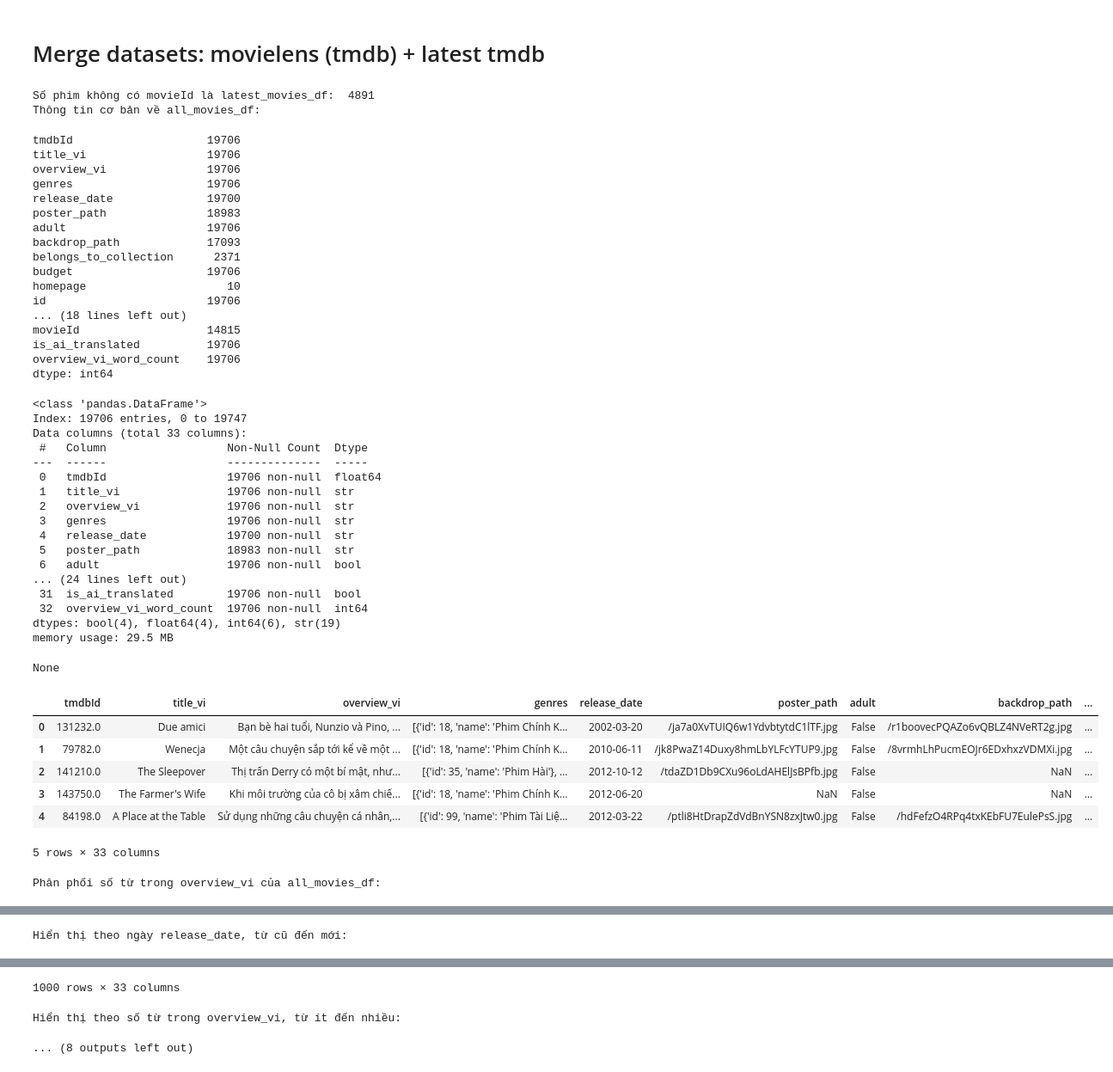
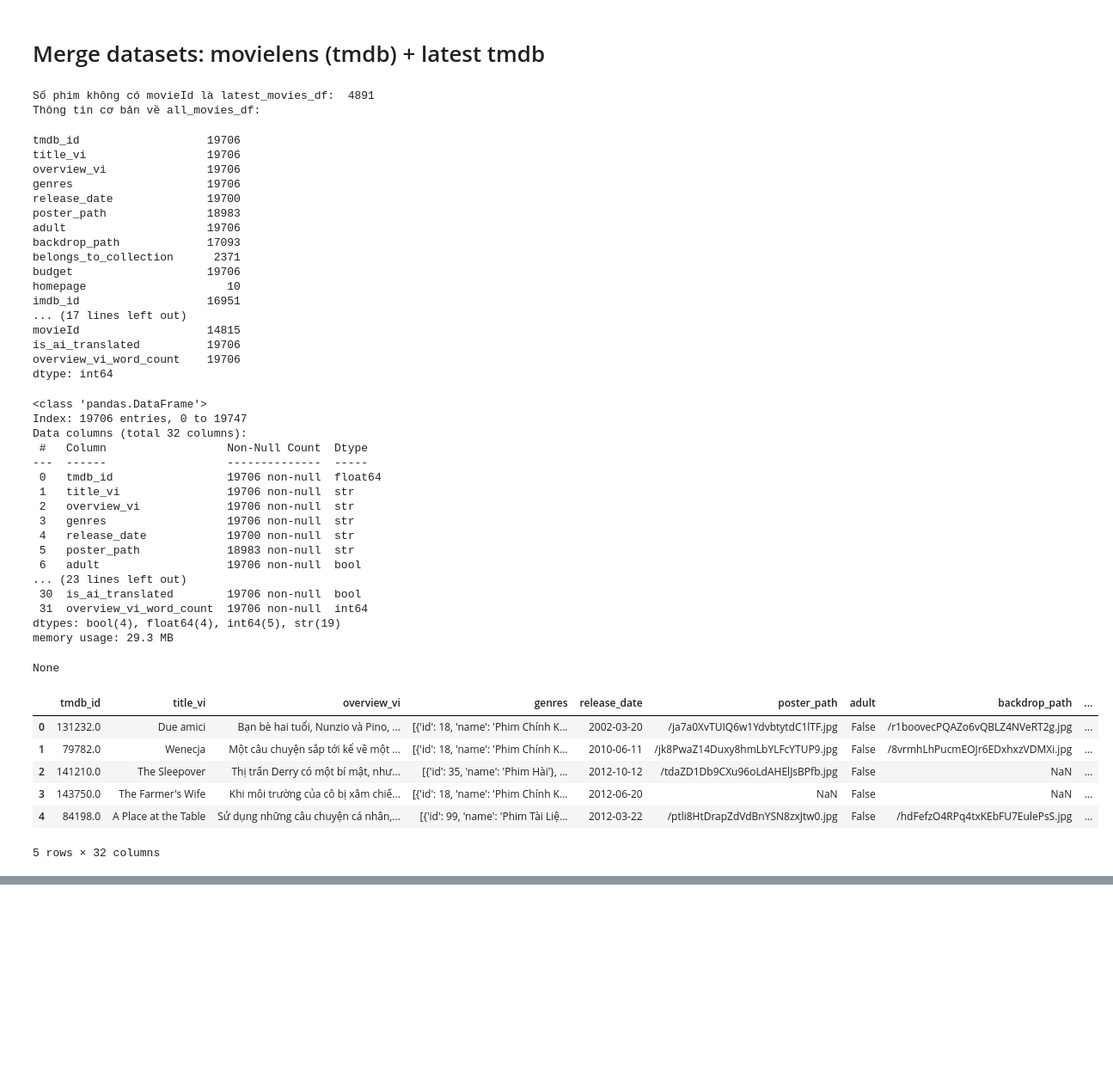
Before and after one commit to tmthuyen/movie-recommendation-system_be, a Jupyter notebook: ai-service/notebooks/02_EDA.ipynb, the cells around one changed output, grey strips where cells are left out. Shown at 86% size. Cells and saved outputs as stored; diff of their text form; code cells hidden in the pictures; blank space fills up the shorter version.

```diff
--- a/ai-service/notebooks/02_EDA.ipynb
+++ b/ai-service/notebooks/02_EDA.ipynb
@@ -365,6 +365,20 @@ all_movies_df = pd.concat([tmdb_df, latest_movies_df], ignore_index=True)
 
 # Loại trùng
 all_movies_df = all_movies_df.drop_duplicates(subset=['id'], keep='first')
+
+all_movies_df = all_movies_df.rename(
+    columns={
+        "tmdbId": "tmdb_id",
+    }
+)
+
+# xóa cột id
+all_movies_df = all_movies_df.drop(columns=['id'], errors='ignore')
+
+all_movies_df = all_movies_df.drop_duplicates(
+    subset=["tmdb_id"],
+    keep="first",
+)
 
 # Số phim không có movieId là latest_movies_df
 print("Số phim không có movieId là latest_movies_df: ", all_movies_df[all_movies_df['movieId'].isnull()].shape[0])
@@ -374,48 +388,47 @@ display(all_movies_df.count())
 display(all_movies_df.info())
 display(all_movies_df.head(5))
 # %% [output]
 Số phim không có movieId là latest_movies_df:  4891
 Thông tin cơ bản về all_movies_df:
-tmdbId                    19706
+tmdb_id                   19706
 title_vi                  19706
 overview_vi               19706
 genres                    19706
 release_date              19700
 poster_path               18983
 adult                     19706
 backdrop_path             17093
 belongs_to_collection      2371
 budget                    19706
 homepage                     10
-id                        19706
-... (18 lines left out)
+imdb_id                   16951
+... (17 lines left out)
 movieId                   14815
 is_ai_translated          19706
 overview_vi_word_count    19706
 dtype: int64
 <class 'pandas.DataFrame'>
 Index: 19706 entries, 0 to 19747
-Data columns (total 33 columns):
+Data columns (total 32 columns):
  #   Column                  Non-Null Count  Dtype
 ---  ------                  --------------  -----
- 0   tmdbId                  19706 non-null  float64
+ 0   tmdb_id                 19706 non-null  float64
  1   title_vi                19706 non-null  str
  2   overview_vi             19706 non-null  str
  3   genres                  19706 non-null  str
  4   release_date            19700 non-null  str
  5   poster_path             18983 non-null  str
  6   adult                   19706 non-null  bool
-... (24 lines left out)
- 31  is_ai_translated        19706 non-null  bool
- 32  overview_vi_word_count  19706 non-null  int64
-dtypes: bool(4), float64(4), int64(6), str(19)
-memory usage: 29.5 MB
+... (23 lines left out)
+ 30  is_ai_translated        19706 non-null  bool
+ 31  overview_vi_word_count  19706 non-null  int64
+dtypes: bool(4), float64(4), int64(5), str(19)
+memory usage: 29.3 MB
 None
-|  | tmdbId | title_vi | overview_vi | genres | release_date | poster_path | adult | backdrop_path | ... |
+|  | tmdb_id | title_vi | overview_vi | genres | release_date | poster_path | adult | backdrop_path | ... |
 | 0 | 131232.0 | Due amici | Bạn bè hai tuổi, Nunzio và Pino, ... | [{'id': 18, 'name': 'Phim Chính K... | 2002-03-20 | /ja7a0XvTUIQ6w1YdvbtytdC1lTF.jpg | False | /r1boovecPQAZo6vQBLZ4NVeRT2g.jpg | ... |
 | 1 | 79782.0 | Wenecja | Một câu chuyện sắp tới kể về một ... | [{'id': 18, 'name': 'Phim Chính K... | 2010-06-11 | /jk8PwaZ14Duxy8hmLbYLFcYTUP9.jpg | False | /8vrmhLhPucmEOJr6EDxhxzVDMXi.jpg | ... |
 | 2 | 141210.0 | The Sleepover | Thị trấn Derry có một bí mật, như... | [{'id': 35, 'name': 'Phim Hài'}, ... | 2012-10-12 | /tdaZD1Db9CXu96oLdAHElJsBPfb.jpg | False | NaN | ... |
 | 3 | 143750.0 | The Farmer's Wife | Khi môi trường của cô bị xâm chiế... | [{'id': 18, 'name': 'Phim Chính K... | 2012-06-20 | NaN | False | NaN | ... |
 | 4 | 84198.0 | A Place at the Table | Sử dụng những câu chuyện cá nhân,... | [{'id': 99, 'name': 'Phim Tài Liệ... | 2012-03-22 | /ptli8HtDrapZdVdBnYSN8zxJtw0.jpg | False | /hdFefzO4RPq4txKEbFU7EulePsS.jpg | ... |
-5 rows × 33 columns
+5 rows × 32 columns
-Phân phối số từ trong overview_vi của all_movies_df:
@@ -423 +434,0 @@ Phân phối số từ trong overview_vi của all_movies_df:
-Hiển thị theo ngày release_date, từ cũ đến mới:
@@ -436,3 +434,0 @@ Hiển thị theo ngày release_date, từ cũ đến mới:
-1000 rows × 33 columns
-Hiển thị theo số từ trong overview_vi, từ ít đến nhiều:
-... (8 outputs left out)
```
Also changed, not shown: parts of 8 cells of this notebook.
